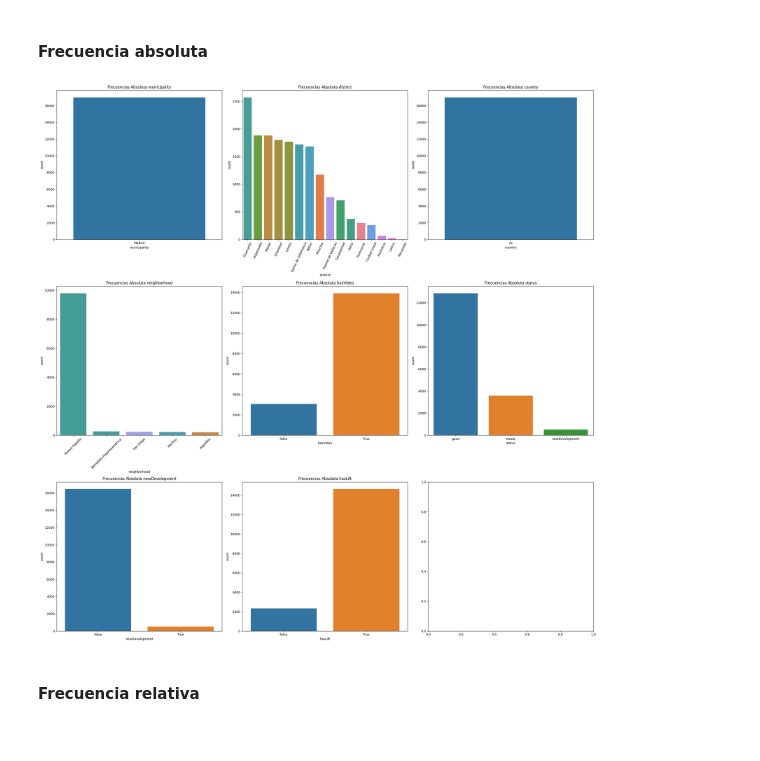
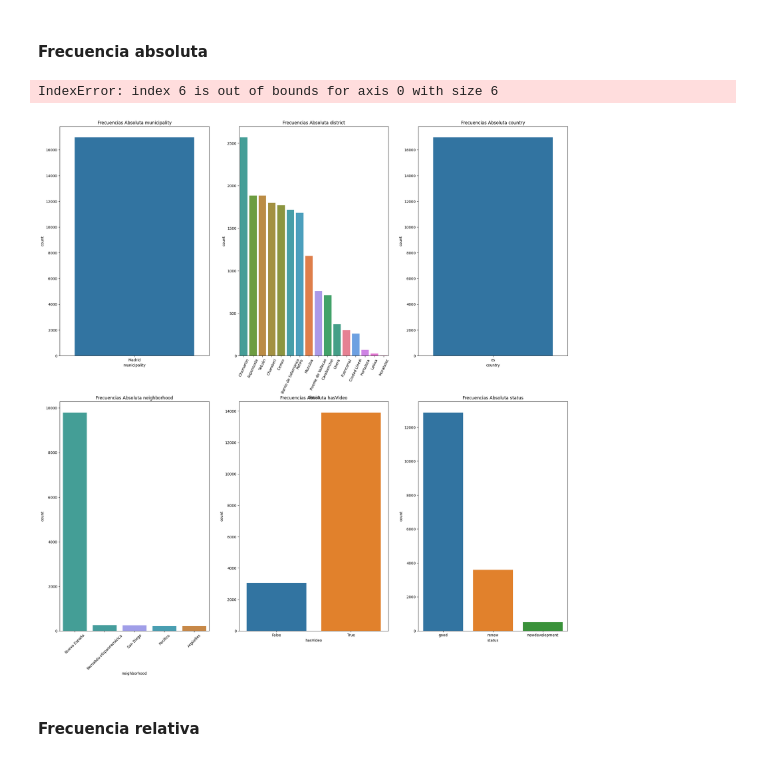
Before and after one commit to asgr29/EDA_Inmuebles_Idealista, a Jupyter notebook: src/notebooks/notebook-eda.ipynb, the cells around one changed output. Drawn from its saved outputs; the diff is of its cells as text; code cells hidden in the pictures.

```diff
--- a/src/notebooks/notebook-eda.ipynb
+++ b/src/notebooks/notebook-eda.ipynb
@@ -2423,7 +2440,7 @@ df_tipificacion
 # %% [markdown]
 #### Frecuencia absoluta
 # %%
-fig, axs = plt.subplots(3, 3, figsize=(25, 25))
+fig, axs = plt.subplots(2, 3, figsize=(25, 25))
 axs = axs.flatten()
 
 # Primera figura
@@ -2437,38 +2454,35 @@ axs[1].tick_params(axis='x', rotation=65)
 
 # Tercera figura
 sns.countplot(x="country", data=df_raw, hue= "country", ax=axs[2], legend=False)
 axs[2].set_title("Frecuencias Absoluta country")
 
 # Cuarta figura
 sns.countplot(x="neighborhood", data=df_raw, hue= "neighborhood", ax=axs[3], order=df_raw["neighborhood"].value_counts().index[:5], legend=False)
 axs[3].set_title("Frecuencias Absoluta neighborhood")
 axs[3].tick_params(axis='x', rotation=45)
 
 # Quinta figura
 sns.countplot(x= "hasVideo", data= df_raw, hue= "hasVideo", ax= axs[4], legend= False)
 axs[4].set_title("Frecuencias Absoluta hasVideo")
 
 # Sexta figura
 sns.countplot(x= "status", data= df_raw, hue= "status", ax= axs[5], legend= False)
 axs[5].set_title("Frecuencias Absoluta status")
 
 # Septima figura
 sns.countplot(x= "newDevelopment", data= df_raw, hue= "newDevelopment", ax= axs[6], legend= False)
 axs[6].set_title("Frecuencias Absoluta newDevelopment")
 
 # Octava figura
 sns.countplot(x= "hasLift", data= df_raw, hue= "hasLift", ax= axs[7], legend= False)
 axs[7].set_title("Frecuencias Absoluta hasLift")
 
-'''# Novena figura #Solucionar
-sns.countplot(x="parkingSpace", data=df_raw, hue= "parkingSpace", ax=axs[8], order=df_raw["parkingSpace"].value_counts().index, legend=False)
-axs[8].set_title("Frecuencias Absoluta parkingSpace")
-axs[8].tick_params(axis='x', rotation=45)'''
 
 plt.tight_layout()#ajusta automáticamente el espacio entre los subplots
 plt.show()
 # %% [output]
+IndexError: index 6 is out of bounds for axis 0 with size 6
-[figure, old version]
+[figure, new version]
 # %% [markdown]
 #### Frecuencia relativa
 # %%
```
Also changed, not shown: parts of 16 cells of this notebook.
